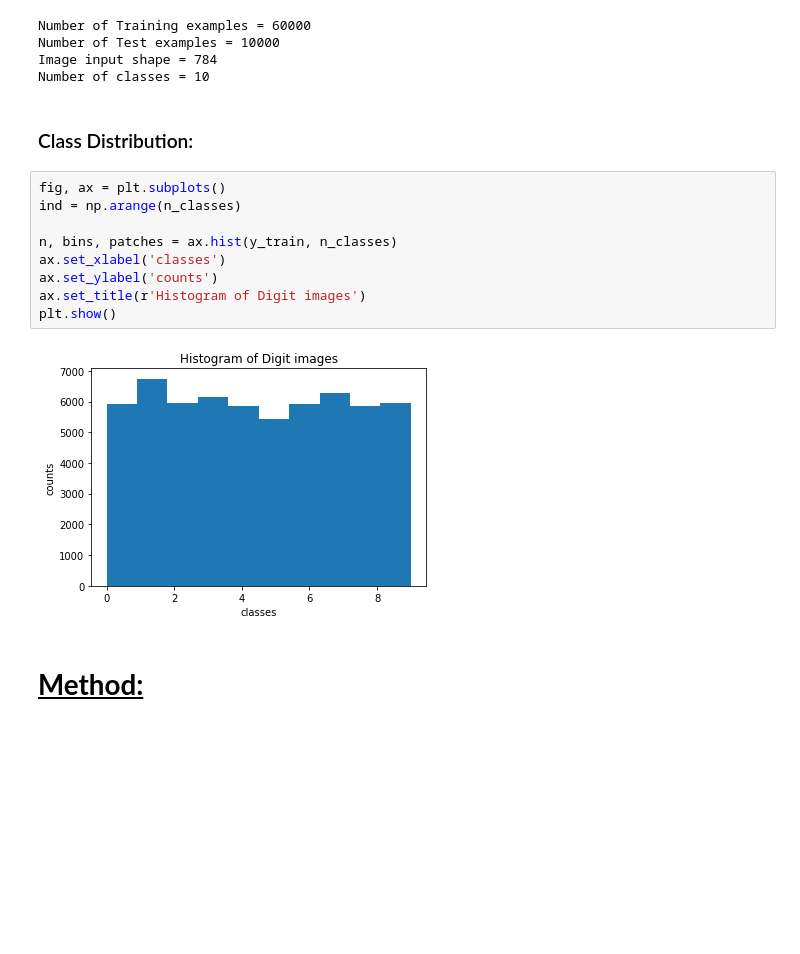
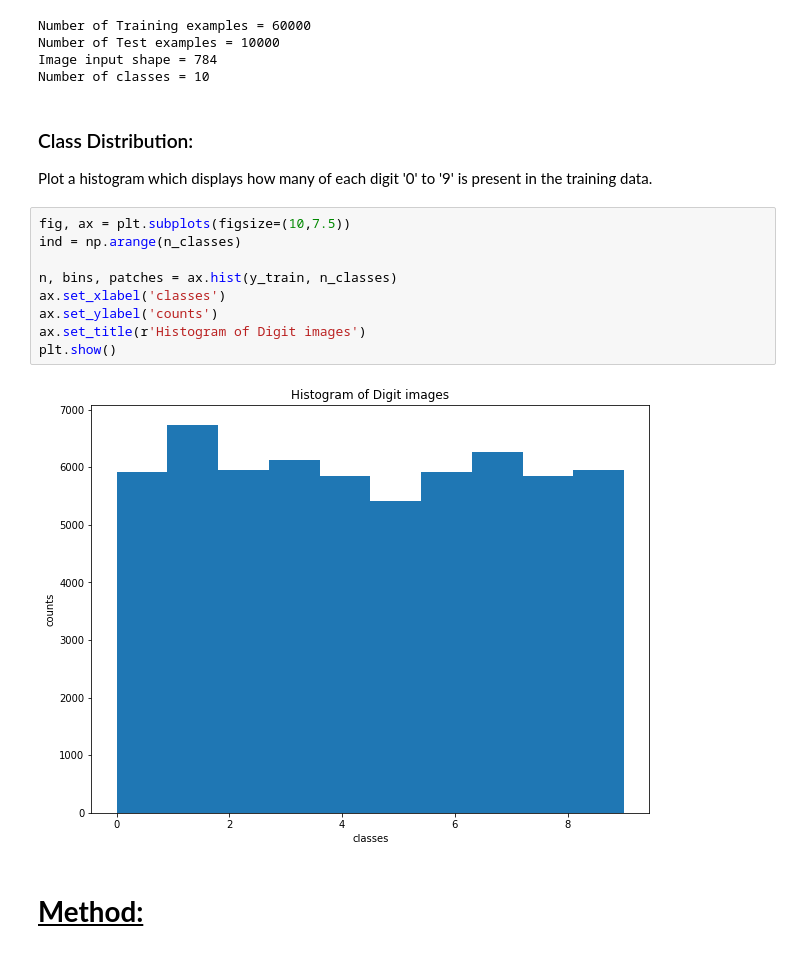
Before and after one commit to M-McKegney/UL_ET5003_Etivity1_2021, a Jupyter notebook: ET5003_Etivity1_MichaelMcKegney_20149743.ipynb, the cells around one changed output. Cells and saved outputs as stored; diff of their text form; blank space fills up the shorter version.

```diff
--- a/ET5003_Etivity1_MichaelMcKegney_20149743.ipynb
+++ b/ET5003_Etivity1_MichaelMcKegney_20149743.ipynb
@@ -193,19 +192,21 @@ Number of Training examples = 60000
 Number of Test examples = 10000
 Image input shape = 784
 Number of classes = 10
-# %% [markdown]
-### Class Distribution:
+# %% [markdown]
+### Class Distribution:
+
+Plot a histogram which displays how many of each digit '0' to '9' is present in the training data.
 # %%
-fig, ax = plt.subplots()
+fig, ax = plt.subplots(figsize=(10,7.5))
 ind = np.arange(n_classes)
 
 n, bins, patches = ax.hist(y_train, n_classes)
 ax.set_xlabel('classes')
 ax.set_ylabel('counts')
 ax.set_title(r'Histogram of Digit images')
 plt.show()
 # %% [output]
-[figure, old version]
+[figure, new version]
 # %% [markdown]
 # <u><b>Method:</b></u>
 # %% [markdown]
```
Also changed, not shown: parts of 35 cells of this notebook.
